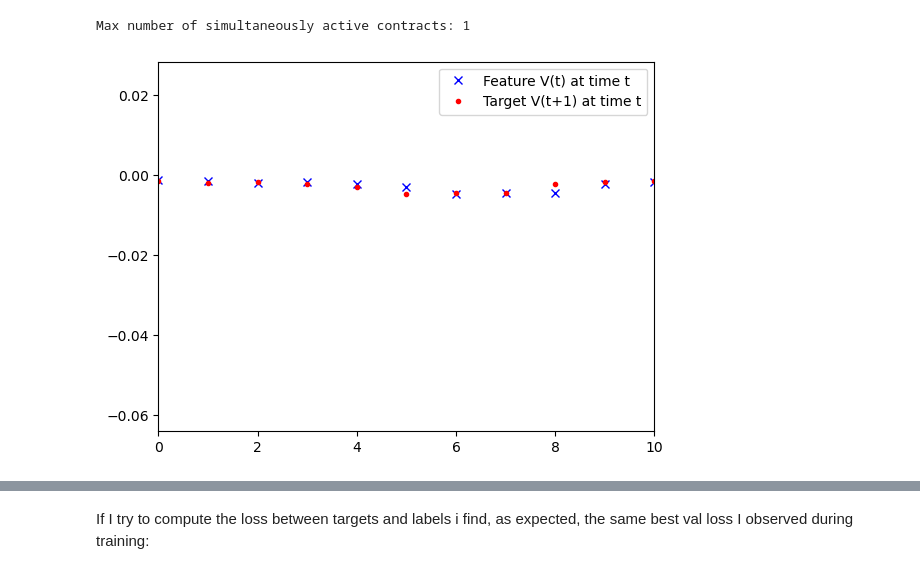
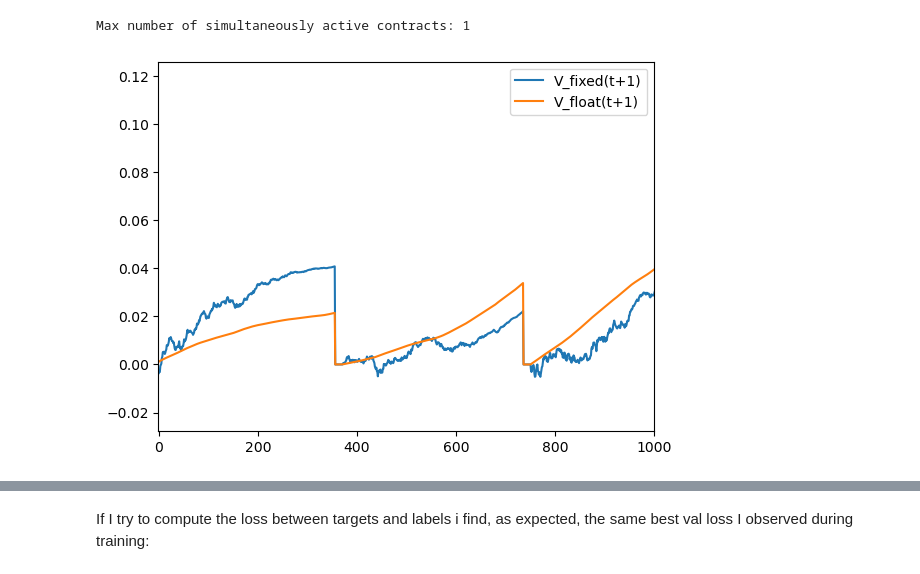
Before and after one commit to matteocitterio/Generative-models-for-financial-networks, a Jupyter notebook: NodeRegression/SandBox_Updated.ipynb, the cells around one changed output, grey strips where cells are left out. Cells and saved outputs as stored; diff of their text form; code cells hidden in the pictures.

```diff
--- a/NodeRegression/SandBox_Updated.ipynb
+++ b/NodeRegression/SandBox_Updated.ipynb
@@ -92,7 +99,8 @@ n_contract_features = len(contracts[0].get_contract_features(0))
 # features
 X = torch.zeros((sim.TotPoints, max_n_active_contracts*n_contract_features))
 # targets
-y = torch.zeros(sim.TotPoints)
+y_float = torch.zeros(sim.TotPoints)
+y_fixed = torch.zeros(sim.TotPoints)
 
 for i_time, t in enumerate(range(sim.TotPoints-1)):
     active_contracts = [contract for contract in contracts if contract.is_active(t)]
@@ -103,7 +111,12 @@ for i_time, t in enumerate(range(sim.TotPoints-1)):
 
         # The targets are summed across active contracts, so we get the net value across contracts
         # (e.g. net variation margin or net value of contracts)
-        y[i_time] += sim.MarkToMarketPrice(contract.delta, contract.t_0, t, contract.T)
+
+        #COMMENTED: FOCUS ON SINGLE LEGS
+        #y[i_time] += sim.MarkToMarketPrice(contract.delta, contract.t_0, t, contract.T)
+
+        y_float[i_time] += np.log(sim.GetFloatingLeg(contract.t_0, t) )
+        y_fixed[i_time] += np.log(sim.GetFixedLeg(contract.t_0, t, contract.T))
 # %% [output]
 Max number of simultaneously active contracts: 1
 # %%
@@ -192,44 +205,49 @@ training_index = int(0.8 * X.shape[0])
 
 CIRProcess = torch.tensor(sim.CIRProcess.reshape(-1,1)).to(torch.float32).to(device)
 
-y_train = y[:training_index]
+#Prepare both legs
+y_float_train = y_float[:training_index]
+y_fixed_train = y_fixed[:training_index]
 X_train = X[:training_index, :]
 CIR_train = CIRProcess[:training_index]
 
-y_test = y[training_index:]
+y_float_test = y_float[training_index:]
+y_fixed_test = y_fixed[training_index:]
 X_test = X[training_index:, :]
 CIR_test = CIRProcess[training_index:]
 # %%
-def create_windows(features, targets, r, lookback):
+def create_windows(features, targets_float, targets_fixed, r, lookback):
     """
     Windows the dataset
     """
     n_samples = features.shape[0] - lookback
 
     X_data = torch.zeros(n_samples, lookback, features.shape[1])
-    y_data = torch.zeros(n_samples, 1)
+    y_float_data = torch.zeros(n_samples, 1)
+    y_fixed_data = torch.zeros(n_samples, 1)
     r_data = torch.zeros(n_samples, 1)
 
     for i_sample in range(n_samples):
 
         X_data[i_sample, :] = features[i_sample : i_sample + lookback]   #it takes data in [i_sample, i_sample+lookback)
-        y_data[i_sample, 0] = targets[i_sample + lookback]               #it takes [i_sample + lookback] which is +1 time shifted w.r.t. the feature set
+        y_float_data[i_sample, 0] = targets_float[i_sample + lookback]   #it takes [i_sample + lookback] which is +1 time shifted w.r.t. the feature set
+        y_fixed_data[i_sample, 0] = targets_fixed[i_sample + lookback]
         r_data[i_sample, 0] = r[i_sample + lookback]
 
-    return X_data.to(torch.float32).to(device), y_data.to(torch.float32).to(device), r_data.to(torch.float32).to(device)
+    return X_data.to(torch.float32).to(device), y_float_data.to(torch.float32).to(device), y_fixed_data.to(torch.float32).to(device), r_data.to(torch.float32).to(device)
 # %%
 # Slice dataset into windows
 
-lookback = 5
-X_train, y_train, r_train = create_windows(X_train, y_train, CIR_train, lookback=lookback)
-X_test, y_test, r_test = create_windows(X_test, y_test, CIR_test, lookback=lookback)
+lookback = 10
+X_train, y_float_train, y_fixed_train, r_train = create_windows(X_train, y_float_train, y_fixed_train, CIR_train, lookback=lookback)
+X_test, y_float_test, y_fixed_test, r_test = create_windows(X_test, y_float_test, y_fixed_test, CIR_test, lookback=lookback)
-# %%
-plt.plot(X_train[:, -1, -1], 'bx', label='Feature V(t) at time t')
-plt.plot(y_train, 'r.', label='Target V(t+1) at time t')
-plt.xlim([0, 10])
-plt.legend()
-plt.show()
-# %% [output]
-[figure, removed]
+# %%
+plt.plot(y_fixed_train.cpu(), label='V_fixed(t+1)')
+plt.plot(y_float_train.cpu(), label='V_float(t+1)')
+plt.xlim(-1,1000)
+plt.legend()
+plt.show()
+# %% [output]
+[figure, added]
 # %%
 #Build the pytorch datasets and dataloaders
```
Also changed, not shown: parts of 23 cells of this notebook.
